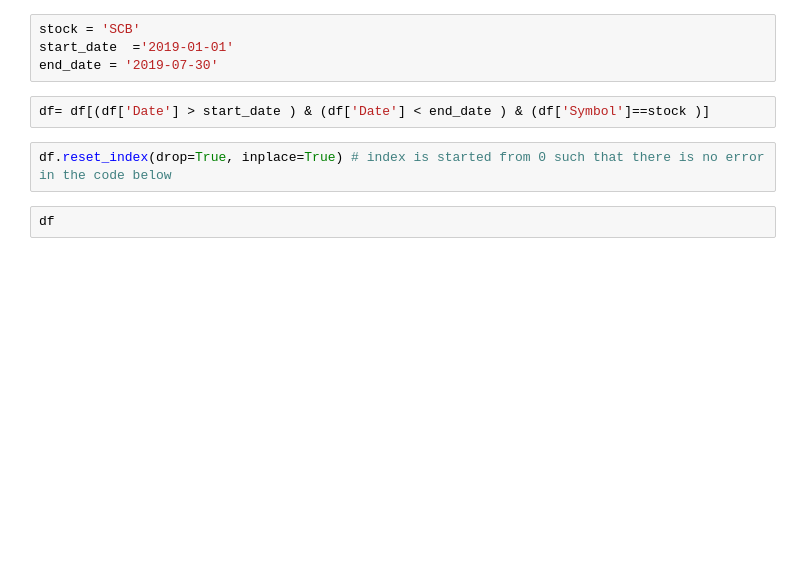
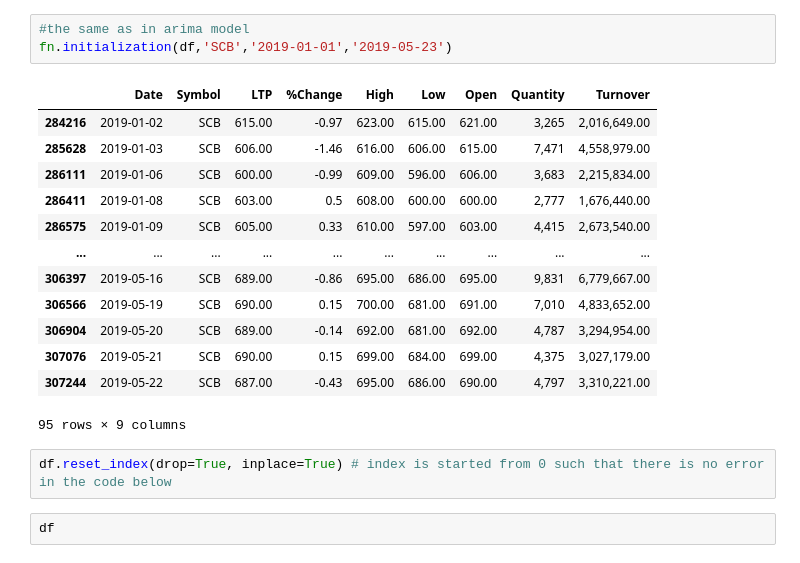
Before and after one commit to prateekgh/nepse_stock, a Jupyter notebook: visualise_candlestick.ipynb, the cells around one changed output. Saved outputs shown, nothing was run; the diff lists cells and outputs as text; blank space fills up the shorter version.

Commit message:
feat :modified arima codes

```diff
--- a/frac.ipynb
+++ b/visualise_candlestick.ipynb
@@ -48,9 +49,20 @@ memory usage: 1.8+ MB
-# %%
-stock = 'SCB'
-start_date  ='2019-01-01'
-end_date = '2019-07-30'
-# %%
-df= df[(df['Date'] > start_date ) & (df['Date'] < end_date ) & (df['Symbol']==stock )]
+# %%
+#the same as in arima model
+fn.initialization(df,'SCB','2019-01-01','2019-05-23')
+# %% [output]
+|  | Date | Symbol | LTP | %Change | High | Low | Open | Quantity | Turnover |
+| 284216 | 2019-01-02 | SCB | 615.00 | -0.97 | 623.00 | 615.00 | 621.00 | 3,265 | 2,016,649.00 |
+| 285628 | 2019-01-03 | SCB | 606.00 | -1.46 | 616.00 | 606.00 | 615.00 | 7,471 | 4,558,979.00 |
+| 286111 | 2019-01-06 | SCB | 600.00 | -0.99 | 609.00 | 596.00 | 606.00 | 3,683 | 2,215,834.00 |
+| 286411 | 2019-01-08 | SCB | 603.00 | 0.5 | 608.00 | 600.00 | 600.00 | 2,777 | 1,676,440.00 |
+| 286575 | 2019-01-09 | SCB | 605.00 | 0.33 | 610.00 | 597.00 | 603.00 | 4,415 | 2,673,540.00 |
+| ... | ... | ... | ... | ... | ... | ... | ... | ... | ... |
+| 306397 | 2019-05-16 | SCB | 689.00 | -0.86 | 695.00 | 686.00 | 695.00 | 9,831 | 6,779,667.00 |
+| 306566 | 2019-05-19 | SCB | 690.00 | 0.15 | 700.00 | 681.00 | 691.00 | 7,010 | 4,833,652.00 |
+| 306904 | 2019-05-20 | SCB | 689.00 | -0.14 | 692.00 | 681.00 | 692.00 | 4,787 | 3,294,954.00 |
+| 307076 | 2019-05-21 | SCB | 690.00 | 0.15 | 699.00 | 684.00 | 699.00 | 4,375 | 3,027,179.00 |
+| 307244 | 2019-05-22 | SCB | 687.00 | -0.43 | 695.00 | 686.00 | 690.00 | 4,797 | 3,310,221.00 |
+95 rows × 9 columns
 # %%
 df.reset_index(drop=True, inplace=True) # index is started from 0 such that there is no error in the code below
 # %%
```
Also changed, not shown: parts of 9 cells of this notebook, 6 other files.
